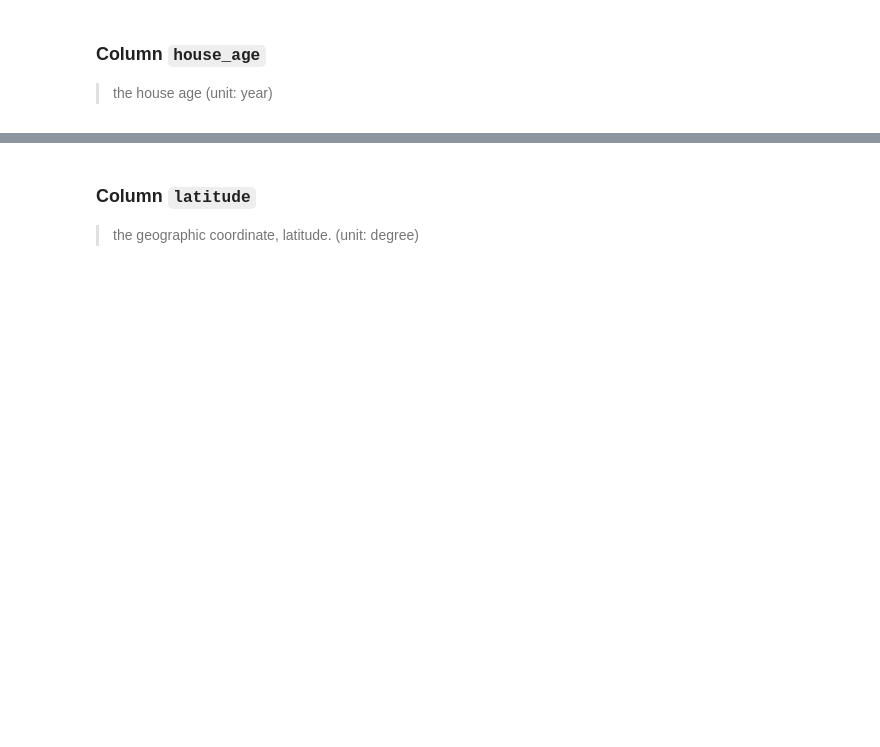
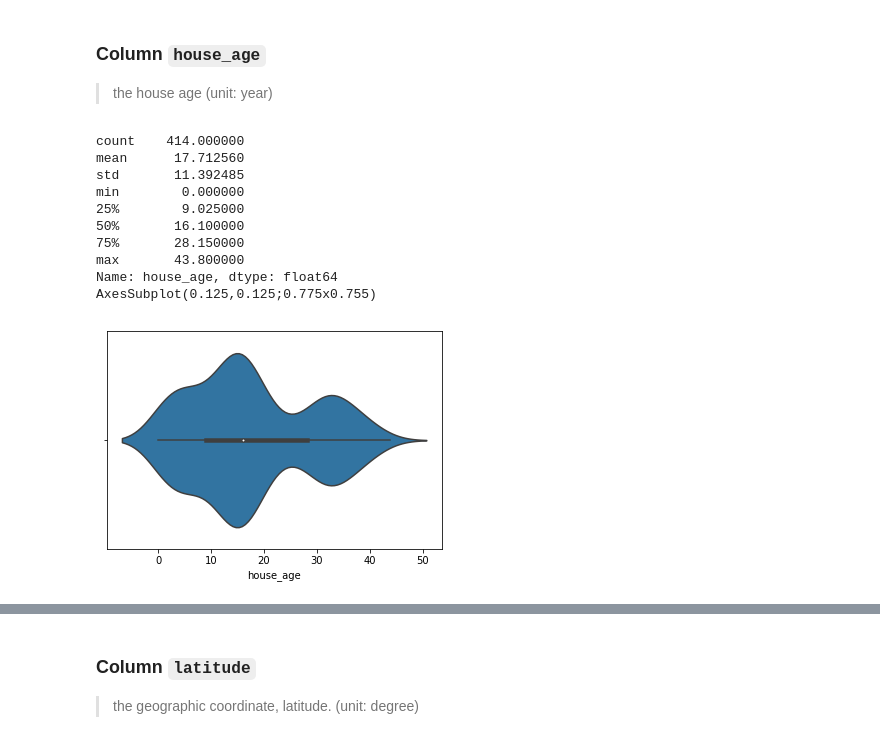
Before and after one commit to GregHilston/hands-on-machine-learning-with-scikit-learn-and-tensorflow, a Jupyter notebook: chapter-two-end-to-end-machine-learning-project/notebooks/chapter-two-end-to-end-project.ipynb, the cells around one changed output, grey strips where cells are left out. Cells and saved outputs as stored; diff of their text form; code cells hidden in the pictures; blank space fills up the shorter version.

```diff
--- a/chapter-two-end-to-end-machine-learning-project/notebooks/chapter-two-end-to-end-project.ipynb
+++ b/chapter-two-end-to-end-machine-learning-project/notebooks/chapter-two-end-to-end-project.ipynb
@@ -252,3 +288,17 @@ We'll address each column, starting with the information the [website](https://a
 ### Column `house_age`
 
 > the house age (unit: year)
+# %%
+high_level_overview(df["house_age"])
+# %% [output]
+count    414.000000
+mean      17.712560
+std       11.392485
+min        0.000000
+25%        9.025000
+50%       16.100000
+75%       28.150000
+max       43.800000
+Name: house_age, dtype: float64
+AxesSubplot(0.125,0.125;0.775x0.755)
+[figure, added]
```
Also changed, not shown: parts of 22 cells of this notebook.
